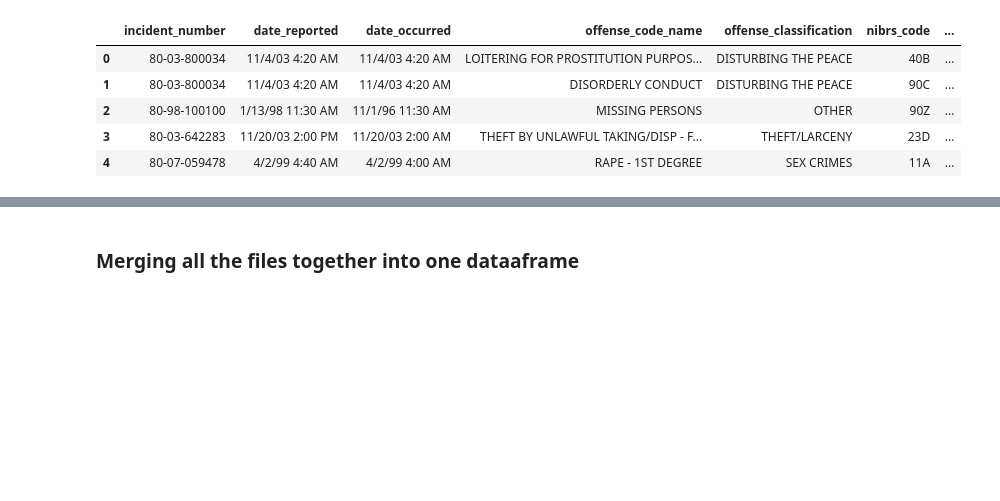
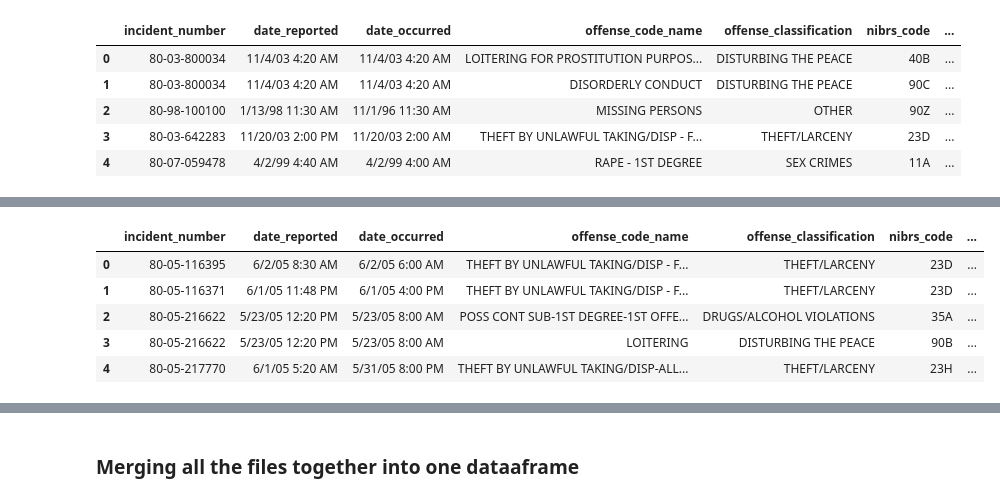
Before and after one commit to JonLar1/Lou_Crime_Data, a Jupyter notebook: notebooks/lou_crime_report.ipynb, the cells around one changed output, grey strips where cells are left out. Drawn from its saved outputs; the diff is of its cells as text; code cells hidden in the pictures; blank space fills up the shorter version.

```diff
--- a/notebooks/lou_crime_report.ipynb
+++ b/notebooks/lou_crime_report.ipynb
@@ -275,0 +357,30 @@ df_2003.head()
+# %%
+df_2005 = df_2005.rename(columns={
+    'INCIDENT_NUMBER': 'incident_number',
+    'DATE_REPORTED': 'date_reported',
+    'DATE_OCCURED': 'date_occurred',
+    'UOR_DESC': 'offense_code_name',
+    'CRIME_TYPE': 'offense_classification',
+    'NIBRS_CODE': 'nibrs_code',
+    'UCR_HIERARCHY': 'nibrs_group_name',
+    'ATT_COMP': 'was_offense_completed',
+    'LMPD_DIVISION': 'lmpd_division',
+    'LMPD_BEAT': 'lmpd_beat',
+    'PREMISE_TYPE': 'location_category',
+    'BLOCK_ADDRESS': 'block_address',
+    'CITY': 'city',
+    'ZIP_CODE': 'zip_code',
+    'ObjectId': 'ObjectId'
+})
+
+df_2005 = df_2005.drop(columns=['ID'])
+df_2005 = df_2005.drop(columns=['ObjectId'])
+
+df_2005.head()
+# %% [output]
+|  | incident_number | date_reported | date_occurred | offense_code_name | offense_classification | nibrs_code | ... |
+| 0 | 80-05-116395 | 6/2/05 8:30 AM | 6/2/05 6:00 AM | THEFT BY UNLAWFUL TAKING/DISP - F... | THEFT/LARCENY | 23D | ... |
+| 1 | 80-05-116371 | 6/1/05 11:48 PM | 6/1/05 4:00 PM | THEFT BY UNLAWFUL TAKING/DISP - F... | THEFT/LARCENY | 23D | ... |
+| 2 | 80-05-216622 | 5/23/05 12:20 PM | 5/23/05 8:00 AM | POSS CONT SUB-1ST DEGREE-1ST OFFE... | DRUGS/ALCOHOL VIOLATIONS | 35A | ... |
+| 3 | 80-05-216622 | 5/23/05 12:20 PM | 5/23/05 8:00 AM | LOITERING | DISTURBING THE PEACE | 90B | ... |
+| 4 | 80-05-217770 | 6/1/05 5:20 AM | 5/31/05 8:00 PM | THEFT BY UNLAWFUL TAKING/DISP-ALL... | THEFT/LARCENY | 23H | ... |
```
Also changed, not shown: parts of 26 cells of this notebook, 17 other files.
